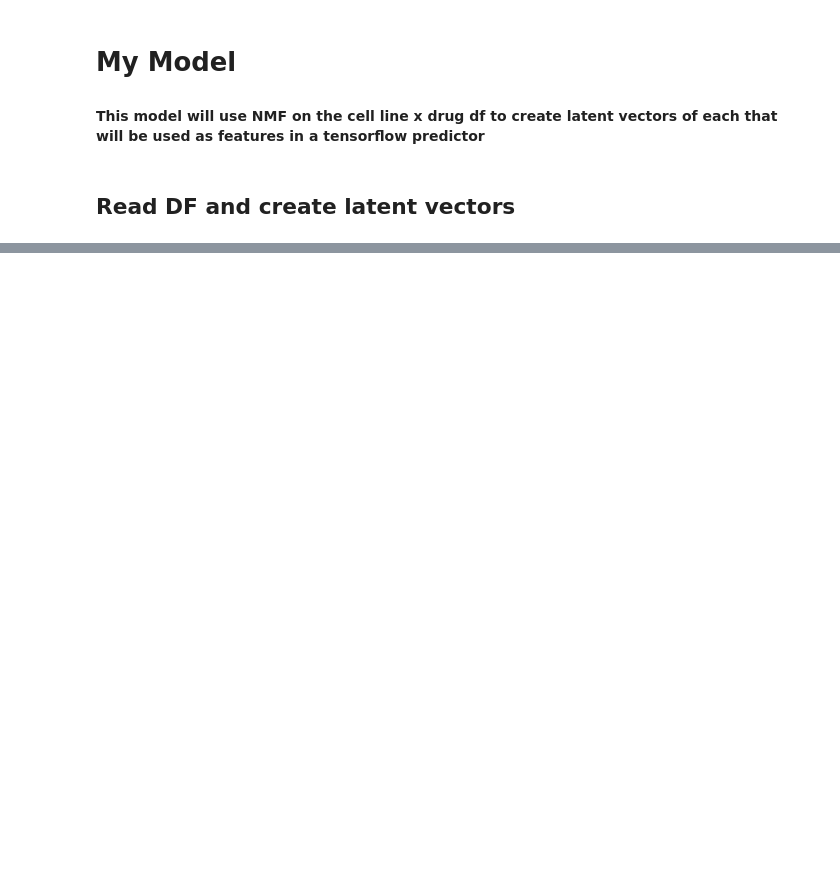
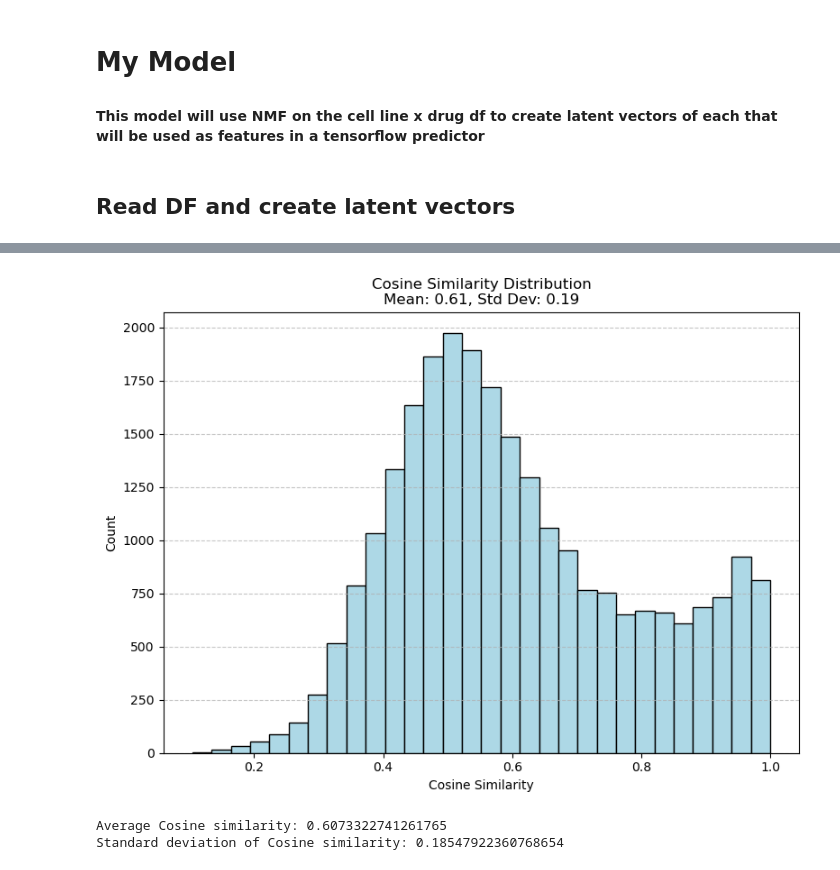
Before and after one commit to MatthewCarey24/CaDRReS-Sc, a Jupyter notebook: cs135_style/my_model.ipynb, the cells around one changed output, grey strips where cells are left out. Drawn from its saved outputs; the diff is of its cells as text; code cells hidden in the pictures; blank space fills up the shorter version.

```diff
--- a/cs135_style/my_model.ipynb
+++ b/cs135_style/my_model.ipynb
@@ -144,0 +217,45 @@ ValueError: Negative values in data passed to NMF (input X)
+# %%
+def compute_cos_sim(vec1, vec2, normalize=True):
+    """Compute cosine similarity between two vectors, optionally normalized to [0, 1]."""
+    dot_product = np.dot(vec1, vec2)
+    norm1 = np.linalg.norm(vec1)
+    norm2 = np.linalg.norm(vec2)
+    if norm1 == 0 or norm2 == 0:
+        return 0  # Avoid division by zero, return 0 if either vector is zero-length
+
+    cosine_sim = dot_product / (norm1 * norm2)
+
+    if normalize:
+        # Normalize to [0, 1] range
+        return (cosine_sim + 1) / 2
+    return cosine_sim
+# %%
+lv_similarities = []
+lv_pairs = list()
+
+for i in range(svd.components_.shape[1]):
+        for j in range(i + 1, (svd.components_.shape[1])):
+                lv_pairs.append((svd.components_[:,i], svd.components_[:,j]))
+
+for lv1, lv2 in lv_pairs:
+        lv_sim = compute_cos_sim(lv1, lv2)
+        lv_similarities.append(lv_sim)
+
+lv_mean_similarity = np.mean(lv_similarities)
+lv_std_dev_similarity = np.std(lv_similarities)
+
+plt.figure(figsize=(8, 6))
+plt.hist(lv_similarities, bins=30, color='lightblue', edgecolor='black')
+plt.title(f"Cosine Similarity Distribution\nMean: {lv_mean_similarity:.2f}, Std Dev: {lv_std_dev_similarity:.2f}")
+plt.xlabel("Cosine Similarity")
+plt.ylabel("Count")
+plt.grid(axis='y', linestyle='--', alpha=0.7)
+plt.tight_layout()
+plt.show()
+
+print("Average Cosine similarity:", lv_mean_similarity)
+print("Standard deviation of Cosine similarity:", lv_std_dev_similarity)
+# %% [output]
+[figure, added]
+Average Cosine similarity: 0.6073322741261765
+Standard deviation of Cosine similarity: 0.18547922360768654
```
Also changed, not shown: parts of 14 cells of this notebook.
